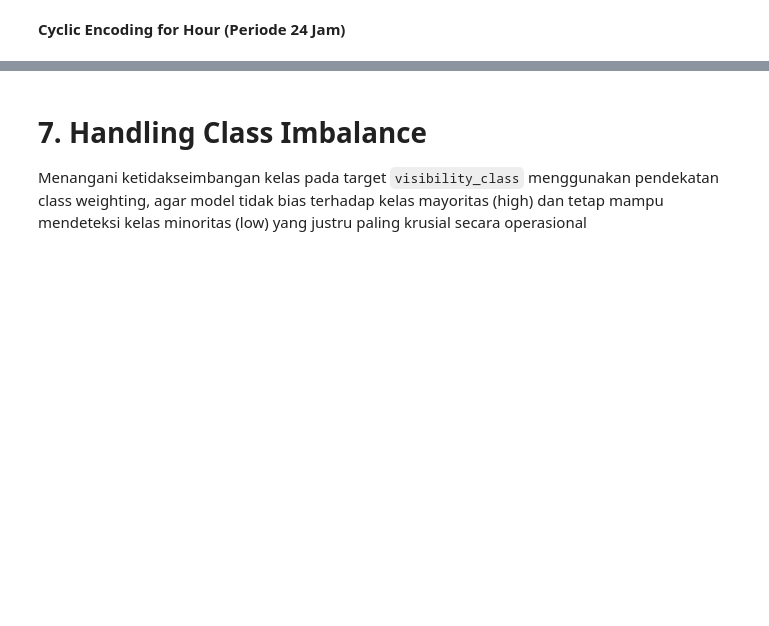
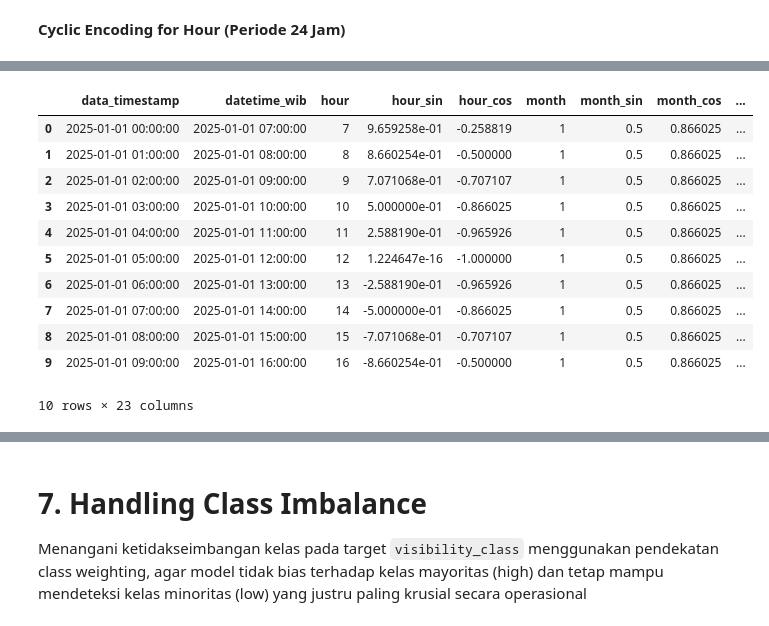
Before and after one commit to sirly82/visibility-project, a Jupyter notebook: visibility_phenomenon_classification_2025.ipynb, the cells around one changed output, grey strips where cells are left out. Drawn from its saved outputs; the diff is of its cells as text; code cells hidden in the pictures; blank space fills up the shorter version.

Commit message:
update Feature Engineering, Label Definition, and Data Splitting

```diff
--- a/visibility_phenomenon_classification_2025.ipynb
+++ b/visibility_phenomenon_classification_2025.ipynb
@@ -1099,6 +1021,0 @@ clean_df.insert(position, 'visibility_lag1', clean_df['visibility_vv'].shift(1))
-# %%
-position = clean_df.columns.get_loc('visibility_vv') + 3
-clean_df.insert(position, 'visibility_lag2', clean_df['visibility_vv'].shift(2))
-# %%
-position = clean_df.columns.get_loc('visibility_vv') + 4
-clean_df.insert(position, 'visibility_lag3', clean_df['visibility_vv'].shift(3))
@@ -1126,4 +1021,0 @@ visibility_lag.head(5)
-# %%
-before = len(clean_df)
-clean_df = clean_df.dropna(subset=['visibility_lag1', 'visibility_lag2', 'visibility_lag3']).reset_index(drop=True)
-after = len(clean_df)
@@ -1137,0 +1060,3 @@ Baris yang didrop:  0.07 %
+# %%
+position = clean_df.columns.get_loc('wind_speed_ff') + 1
+clean_df.insert(position, 'is_calm', (clean_df['wind_speed_ff'] == 0).astype(int))
@@ -1137,0 +1097,15 @@ Baris yang didrop:  0.07 %
+# %%
+clean_df.head(10)
+# %% [output]
+|  | data_timestamp | datetime_wib | hour | hour_sin | hour_cos | month | month_sin | month_cos | ... |
+| 0 | 2025-01-01 00:00:00 | 2025-01-01 07:00:00 | 7 | 9.659258e-01 | -0.258819 | 1 | 0.5 | 0.866025 | ... |
+| 1 | 2025-01-01 01:00:00 | 2025-01-01 08:00:00 | 8 | 8.660254e-01 | -0.500000 | 1 | 0.5 | 0.866025 | ... |
+| 2 | 2025-01-01 02:00:00 | 2025-01-01 09:00:00 | 9 | 7.071068e-01 | -0.707107 | 1 | 0.5 | 0.866025 | ... |
+| 3 | 2025-01-01 03:00:00 | 2025-01-01 10:00:00 | 10 | 5.000000e-01 | -0.866025 | 1 | 0.5 | 0.866025 | ... |
+| 4 | 2025-01-01 04:00:00 | 2025-01-01 11:00:00 | 11 | 2.588190e-01 | -0.965926 | 1 | 0.5 | 0.866025 | ... |
+| 5 | 2025-01-01 05:00:00 | 2025-01-01 12:00:00 | 12 | 1.224647e-16 | -1.000000 | 1 | 0.5 | 0.866025 | ... |
+| 6 | 2025-01-01 06:00:00 | 2025-01-01 13:00:00 | 13 | -2.588190e-01 | -0.965926 | 1 | 0.5 | 0.866025 | ... |
+| 7 | 2025-01-01 07:00:00 | 2025-01-01 14:00:00 | 14 | -5.000000e-01 | -0.866025 | 1 | 0.5 | 0.866025 | ... |
+| 8 | 2025-01-01 08:00:00 | 2025-01-01 15:00:00 | 15 | -7.071068e-01 | -0.707107 | 1 | 0.5 | 0.866025 | ... |
+| 9 | 2025-01-01 09:00:00 | 2025-01-01 16:00:00 | 16 | -8.660254e-01 | -0.500000 | 1 | 0.5 | 0.866025 | ... |
+10 rows × 23 columns
```
Also changed, not shown: parts of 81 cells of this notebook.
